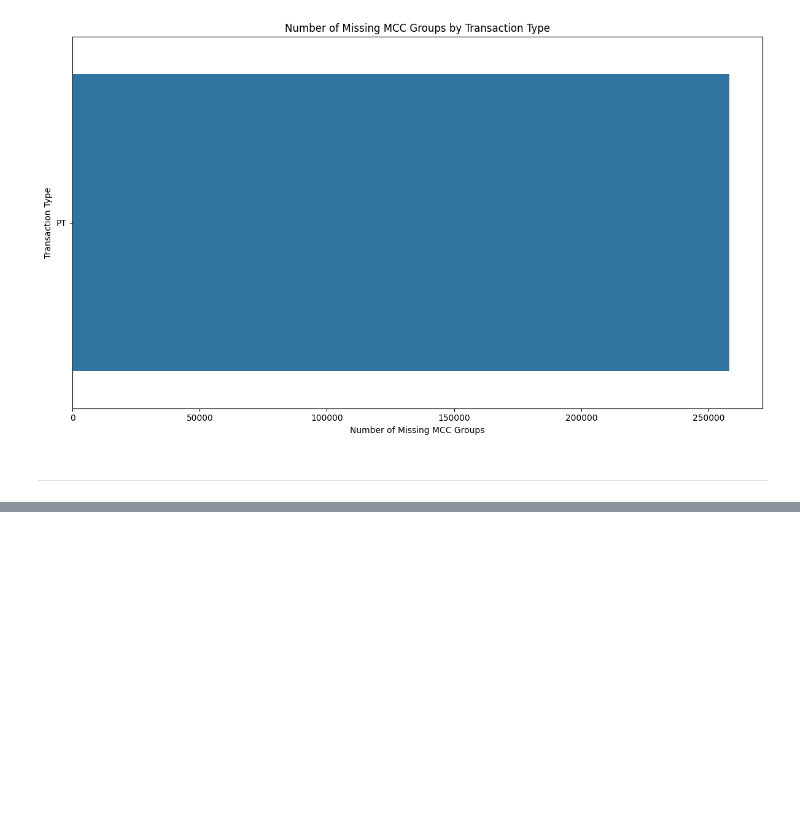
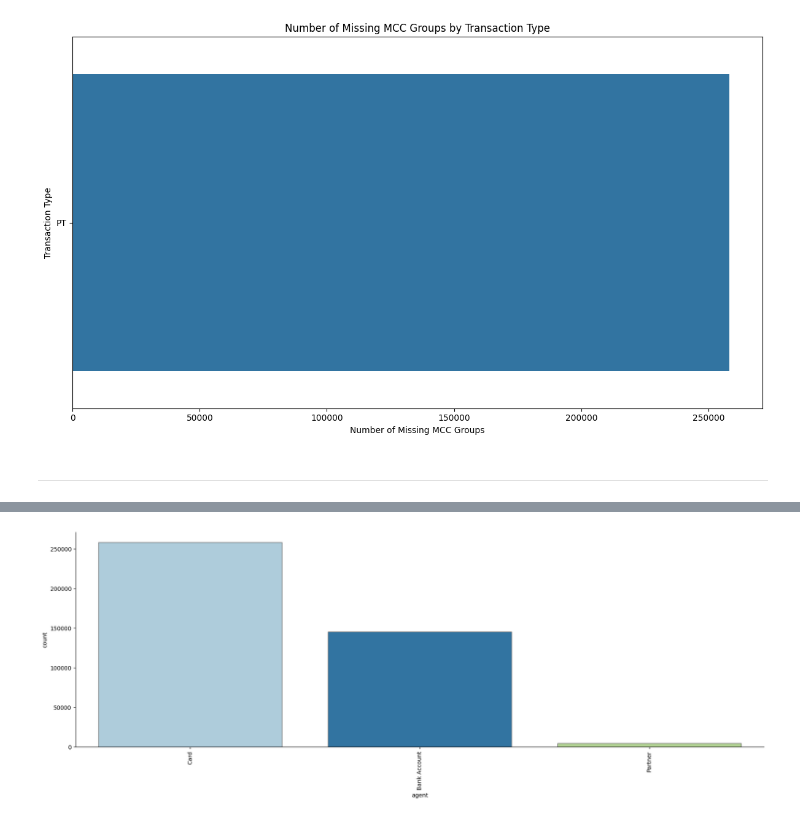
Before and after one commit to ajits-github/TimeSeries_Income_And_Expense_Prediction, a Jupyter notebook: TimeSeries_Income_And_Expense_Prediction.ipynb, the cells around one changed output, grey strips where cells are left out. Cells and saved outputs as stored; diff of their text form; code cells hidden in the pictures; blank space fills up the shorter version.

Commit message:
agent bar

```diff
--- a/TimeSeries_Income_And_Expense_Prediction.ipynb
+++ b/TimeSeries_Income_And_Expense_Prediction.ipynb
@@ -756,0 +761,4 @@ def weekly_currency_trend(**kwargs):
+# %%
+plot_bar('agent')
+# %% [output]
+[figure, added]
```
Also changed, not shown: parts of 1 cell of this notebook.
